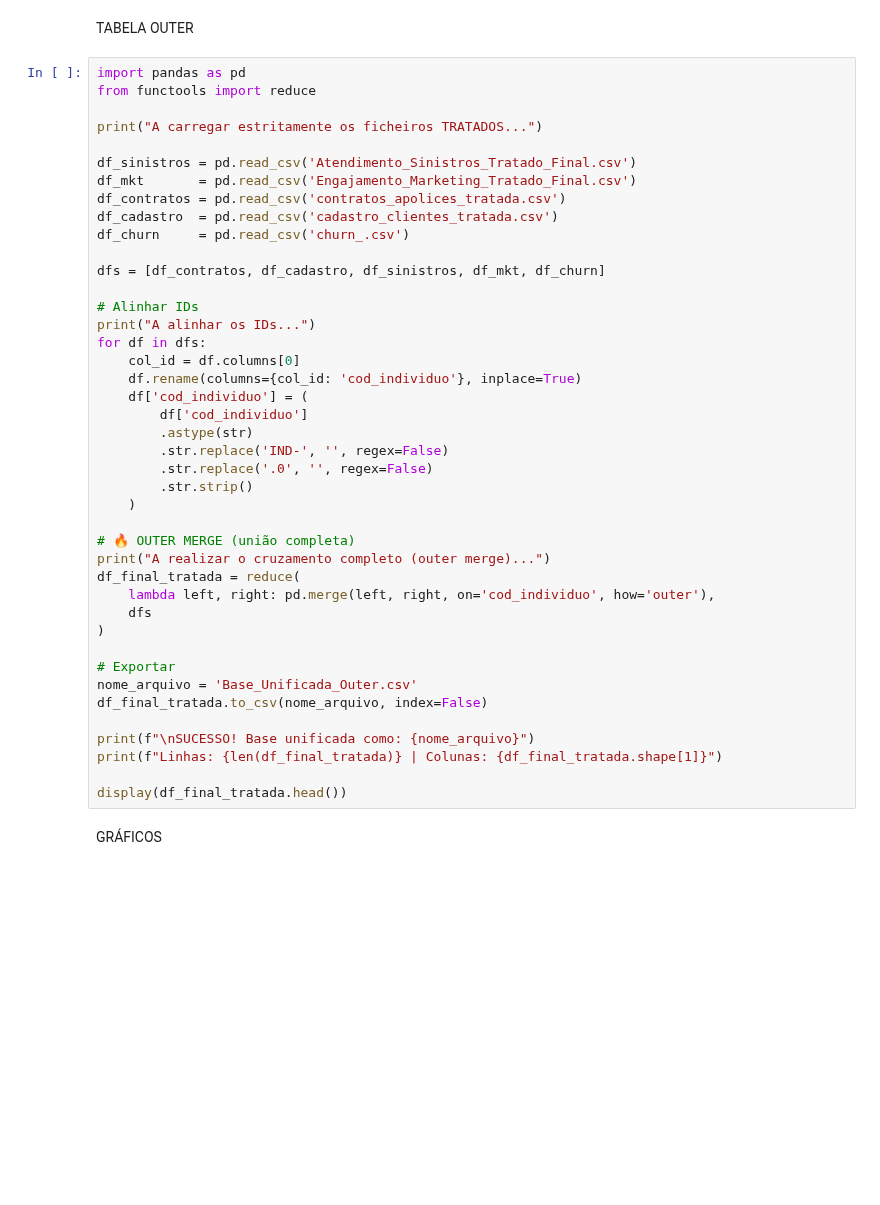
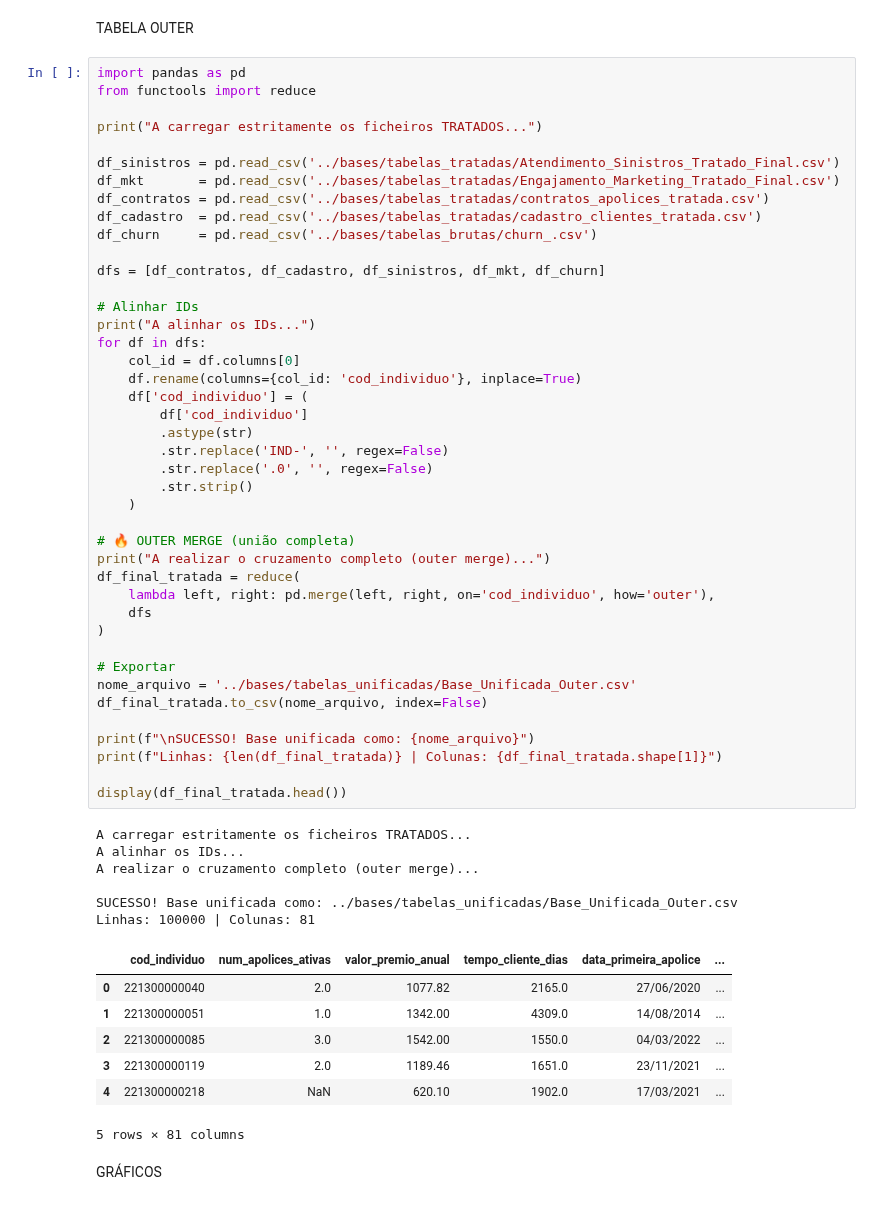
Before and after one commit to cauedpinheiro/equipe5_PRT, a Jupyter notebook: notebooks/Analise_exploratoria/Analise_exp.ipynb, the cells around one changed output. Saved outputs shown, nothing was run; the diff lists cells and outputs as text; blank space fills up the shorter version.

```diff
--- a/notebooks/Analise_exploratoria/Analise_exp.ipynb
+++ b/notebooks/Analise_exploratoria/Analise_exp.ipynb
@@ -43,42 +57,56 @@ from functools import reduce
 
 print("A carregar estritamente os ficheiros TRATADOS...")
 
-df_sinistros = pd.read_csv('Atendimento_Sinistros_Tratado_Final.csv')
-df_mkt       = pd.read_csv('Engajamento_Marketing_Tratado_Final.csv')
-df_contratos = pd.read_csv('contratos_apolices_tratada.csv')
-df_cadastro  = pd.read_csv('cadastro_clientes_tratada.csv')
-df_churn     = pd.read_csv('churn_.csv')
+df_sinistros = pd.read_csv('../bases/tabelas_tratadas/Atendimento_Sinistros_Tratado_Final.csv')
+df_mkt       = pd.read_csv('../bases/tabelas_tratadas/Engajamento_Marketing_Tratado_Final.csv')
+df_contratos = pd.read_csv('../bases/tabelas_tratadas/contratos_apolices_tratada.csv')
+df_cadastro  = pd.read_csv('../bases/tabelas_tratadas/cadastro_clientes_tratada.csv')
+df_churn     = pd.read_csv('../bases/tabelas_brutas/churn_.csv')
 
 dfs = [df_contratos, df_cadastro, df_sinistros, df_mkt, df_churn]
 
 # Alinhar IDs
 print("A alinhar os IDs...")
 for df in dfs:
     col_id = df.columns[0]
     df.rename(columns={col_id: 'cod_individuo'}, inplace=True)
     df['cod_individuo'] = (
         df['cod_individuo']
         .astype(str)
         .str.replace('IND-', '', regex=False)
         .str.replace('.0', '', regex=False)
         .str.strip()
     )
 
 # 🔥 OUTER MERGE (união completa)
 print("A realizar o cruzamento completo (outer merge)...")
 df_final_tratada = reduce(
     lambda left, right: pd.merge(left, right, on='cod_individuo', how='outer'),
     dfs
 )
 
 # Exportar
-nome_arquivo = 'Base_Unificada_Outer.csv'
+nome_arquivo = '../bases/tabelas_unificadas/Base_Unificada_Outer.csv'
 df_final_tratada.to_csv(nome_arquivo, index=False)
 
 print(f"\nSUCESSO! Base unificada como: {nome_arquivo}")
 print(f"Linhas: {len(df_final_tratada)} | Colunas: {df_final_tratada.shape[1]}")
 
 display(df_final_tratada.head())
+# %% [output]
+A carregar estritamente os ficheiros TRATADOS...
+A alinhar os IDs...
+A realizar o cruzamento completo (outer merge)...
+
+SUCESSO! Base unificada como: ../bases/tabelas_unificadas/Base_Unificada_Outer.csv
+Linhas: 100000 | Colunas: 81
+|  | cod_individuo | num_apolices_ativas | valor_premio_anual | tempo_cliente_dias | data_primeira_apolice | ... |
+| 0 | 221300000040 | 2.0 | 1077.82 | 2165.0 | 27/06/2020 | ... |
+| 1 | 221300000051 | 1.0 | 1342.00 | 4309.0 | 14/08/2014 | ... |
+| 2 | 221300000085 | 3.0 | 1542.00 | 1550.0 | 04/03/2022 | ... |
+| 3 | 221300000119 | 2.0 | 1189.46 | 1651.0 | 23/11/2021 | ... |
+| 4 | 221300000218 | NaN | 620.10 | 1902.0 | 17/03/2021 | ... |
+5 rows × 81 columns
 # %% [markdown]
 
 
```
Also changed, not shown: parts of 16 cells of this notebook, 4 other files.
